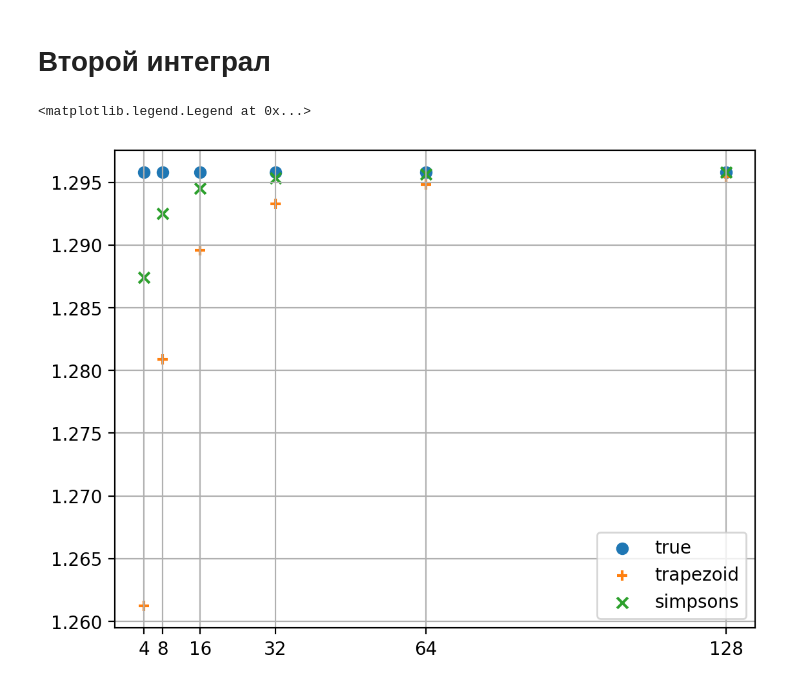
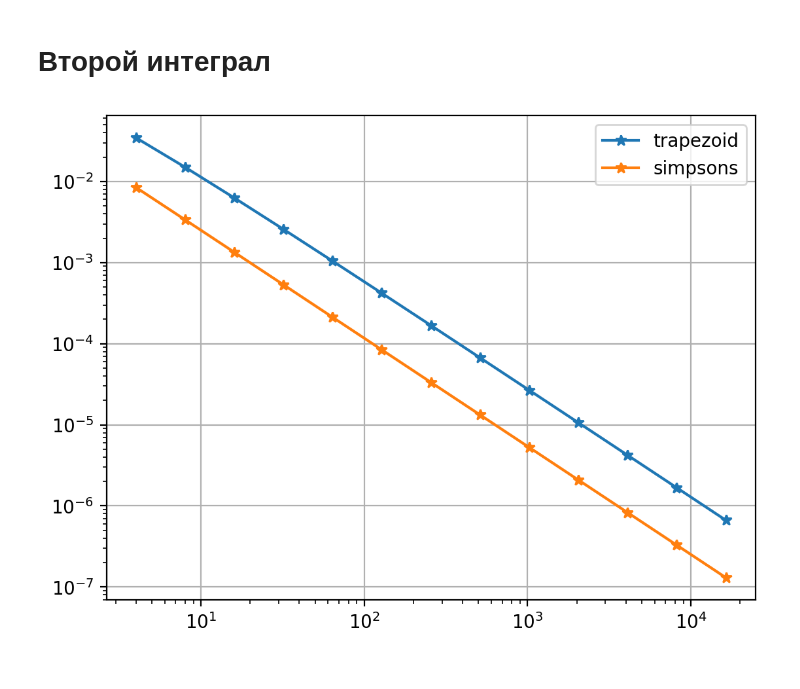
Before and after one commit to leavesinenglish/OVF, a Jupyter notebook: task_3/integrals.ipynb, the cells around one changed output. Saved outputs shown, nothing was run; the diff lists cells and outputs as text; code cells hidden in the pictures.

```diff
--- a/task_3/integrals.ipynb
+++ b/task_3/integrals.ipynb
@@ -31,10 +31,10 @@ def simpsons_method(a, b, N, f):
 # %% [markdown]
 # Первый интеграл
 # %%
-N = np.array([2 ** i for i in range(2, 6)])
-true_solution = [1.5708] * N.shape[0]
-trapezoidal_solutions = np.zeros_like(N, dtype=float)
-simpsons_solutions = np.zeros_like(N, dtype=float)
+N = np.array([2 ** i for i in range(11)])
+true_solution = np.array([np.pi / 2] * N.shape[0])
+trapezoidal_solutions = np.zeros_like(N, dtype=np.double)
+simpsons_solutions = np.zeros_like(N, dtype=np.double)
 j = 0
 for i in N:
     trapezoidal_solutions[j] = trapezoid_method(-1, 1, i, lambda x: 1 / (1 + x ** 2))
@@ -53,8 +58,8 @@ plt.legend()
 # %% [markdown]
 # Второй интеграл
 # %%
-N = np.array([2 ** i for i in range(2, 8)])
-true_solution = [1.2958] * N.shape[0]
+N = np.array([2 ** i for i in range(2, 15)])
+true_solution = np.array([1.295874008731708] * N.shape[0])
 trapezoidal_solutions = np.zeros_like(N, dtype=float)
 simpsons_solutions = np.zeros_like(N, dtype=float)
 j = 0
@@ -63,12 +68,13 @@ for i in N:
     simpsons_solutions[j] = simpsons_method(0, 1, i, lambda x: np.power(x, 1 / 3) * np.exp(np.sin(x)))
     j += 1
 # %%
-plt.scatter(N, true_solution, label='true')
-plt.scatter(N, trapezoidal_solutions, label='trapezoid', marker='+')
-plt.scatter(N, simpsons_solutions, label='simpsons', marker='x')
+plt.plot(N, np.abs(true_solution - trapezoidal_solutions), label='trapezoid', marker='*')
+plt.plot(N, np.abs(true_solution-simpsons_solutions), label='simpsons', marker='*')
 plt.grid()
 plt.xticks(N)
+plt.xscale('log')
+plt.yscale('log')
 plt.legend()
+plt.show()
 # %% [output]
-<matplotlib.legend.Legend at 0x...>
-[figure, old version]
+[figure, new version]
```
Also changed, not shown: parts of 4 cells of this notebook, 4 other files.
